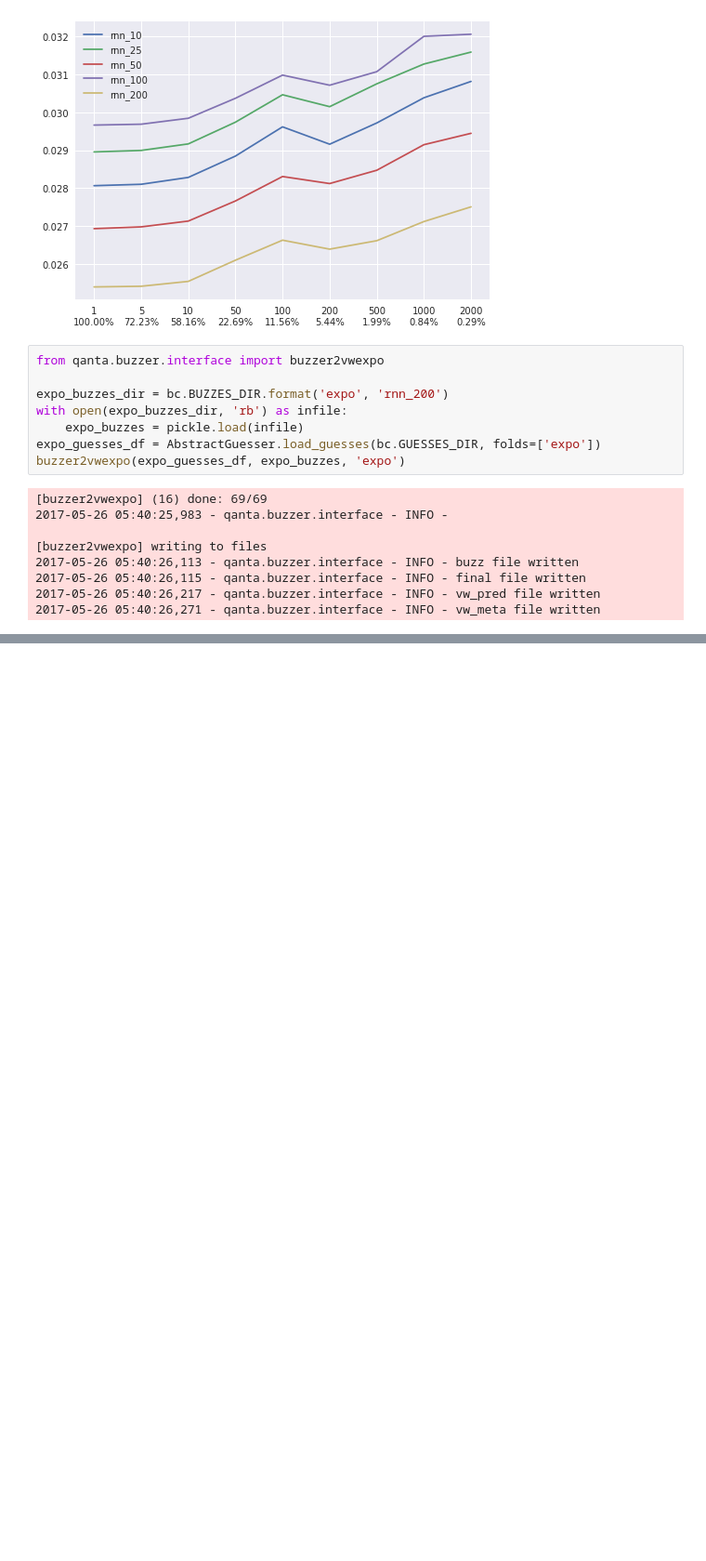
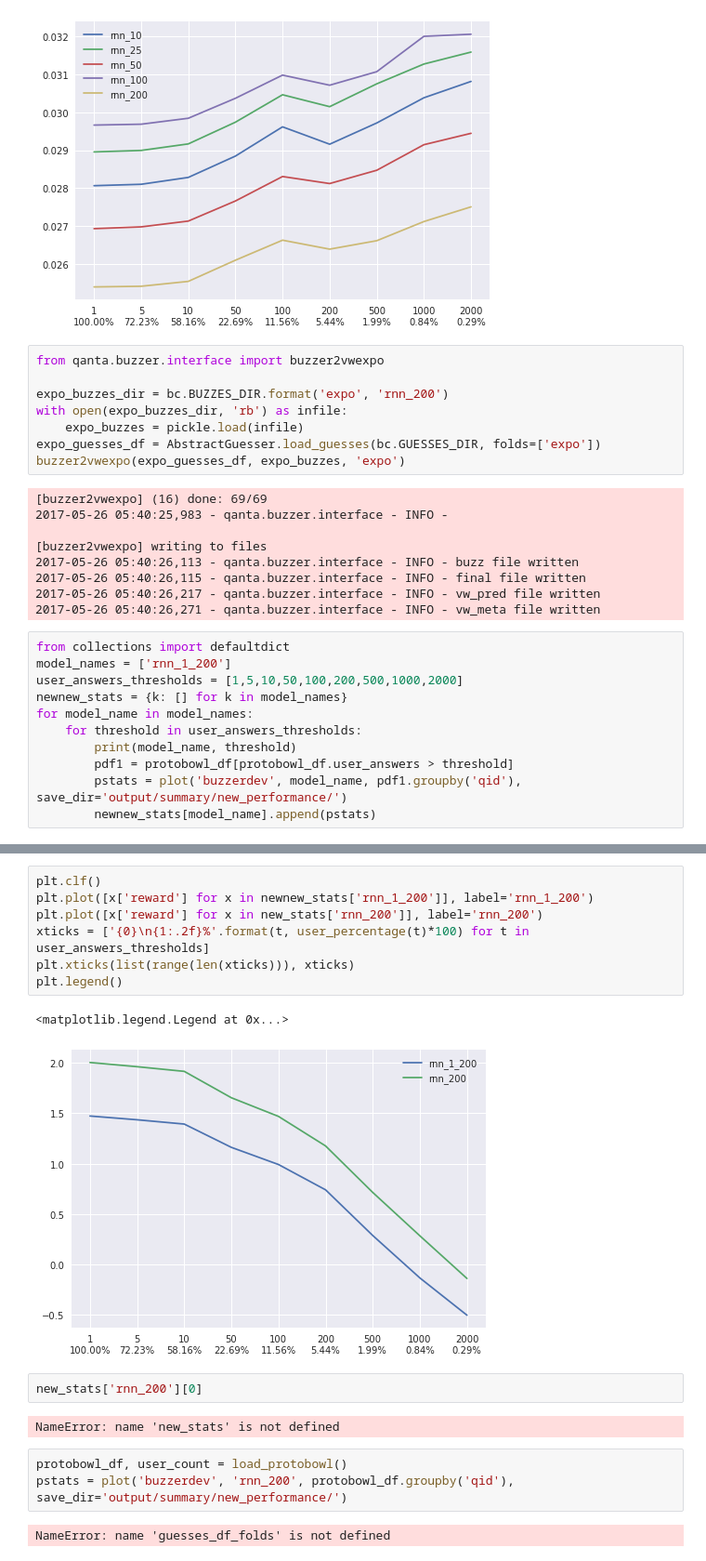
Before and after one commit to Pinafore/qb, a Jupyter notebook: new_report.ipynb, the cells around one changed output, grey strips where cells are left out. Shown at 93% size. Saved outputs shown, nothing was run; the diff lists cells and outputs as text; blank space fills up the shorter version.

```diff
--- a/new_report.ipynb
+++ b/new_report.ipynb
@@ -148,3 +145,14 @@ buzzer2vwexpo(expo_guesses_df, expo_buzzes, 'expo')
 2017-05-26 05:40:26,115 - qanta.buzzer.interface - INFO - final file written
 2017-05-26 05:40:26,217 - qanta.buzzer.interface - INFO - vw_pred file written
 2017-05-26 05:40:26,271 - qanta.buzzer.interface - INFO - vw_meta file written
+# %%
+from collections import defaultdict
+model_names = ['rnn_1_200']
+user_answers_thresholds = [1,5,10,50,100,200,500,1000,2000]
+newnew_stats = {k: [] for k in model_names}
+for model_name in model_names:
+    for threshold in user_answers_thresholds:
+        print(model_name, threshold)
+        pdf1 = protobowl_df[protobowl_df.user_answers > threshold]
+        pstats = plot('buzzerdev', model_name, pdf1.groupby('qid'), save_dir='output/summary/new_performance/')
+        newnew_stats[model_name].append(pstats)
@@ -150,0 +170,19 @@ buzzer2vwexpo(expo_guesses_df, expo_buzzes, 'expo')
+# %%
+plt.clf()
+plt.plot([x['reward'] for x in newnew_stats['rnn_1_200']], label='rnn_1_200')
+plt.plot([x['reward'] for x in new_stats['rnn_200']], label='rnn_200')
+xticks = ['{0}\n{1:.2f}%'.format(t, user_percentage(t)*100) for t in user_answers_thresholds]
+plt.xticks(list(range(len(xticks))), xticks)
+plt.legend()
+# %% [output]
+<matplotlib.legend.Legend at 0x...>
+[figure, added]
+# %%
+new_stats['rnn_200'][0]
+# %% [output]
+NameError: name 'new_stats' is not defined
+# %%
+protobowl_df, user_count = load_protobowl()
+pstats = plot('buzzerdev', 'rnn_200', protobowl_df.groupby('qid'), save_dir='output/summary/new_performance/')
+# %% [output]
+NameError: name 'guesses_df_folds' is not defined
```
Also changed, not shown: parts of 2 cells of this notebook, 6 other files.
